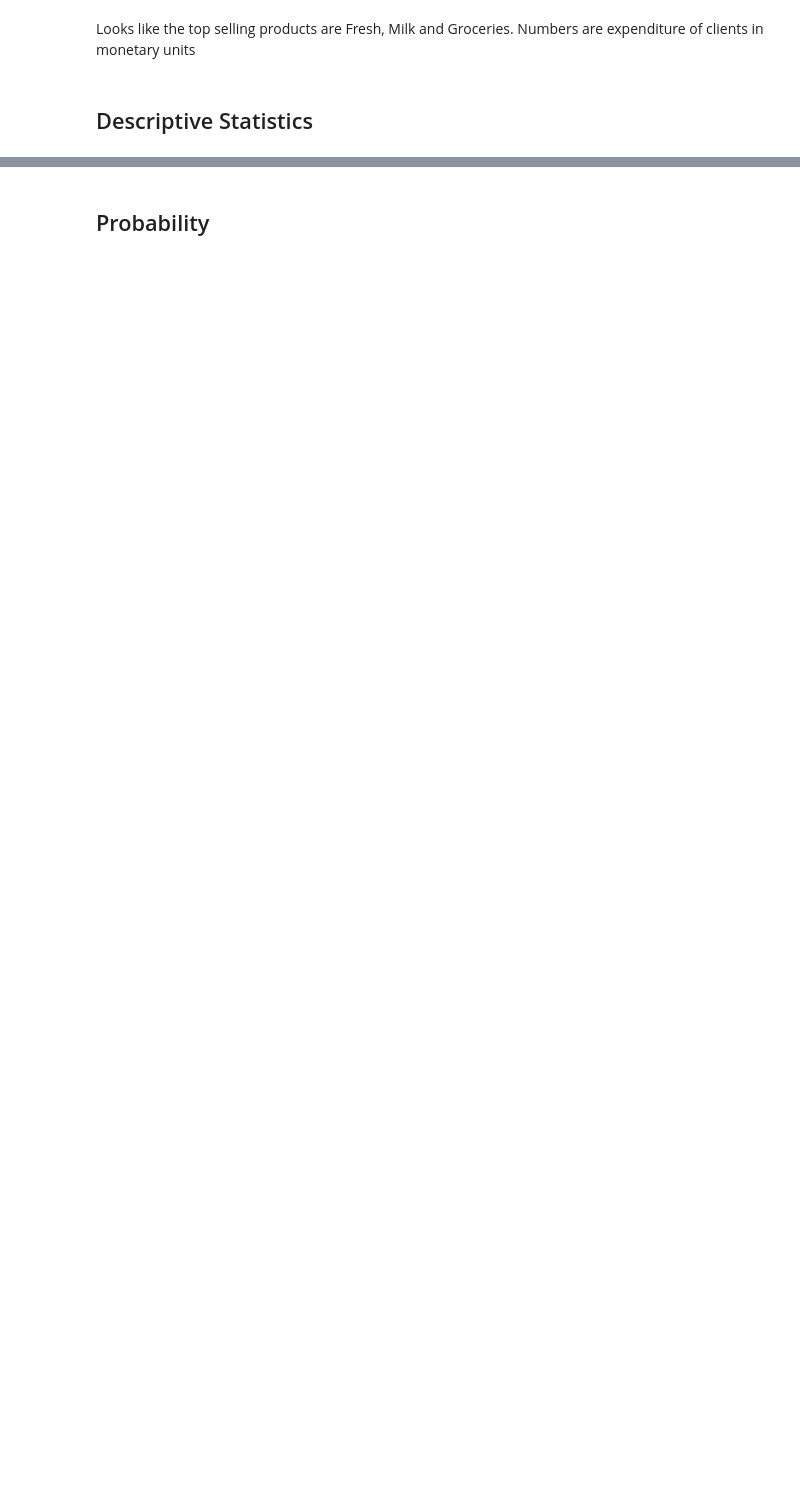
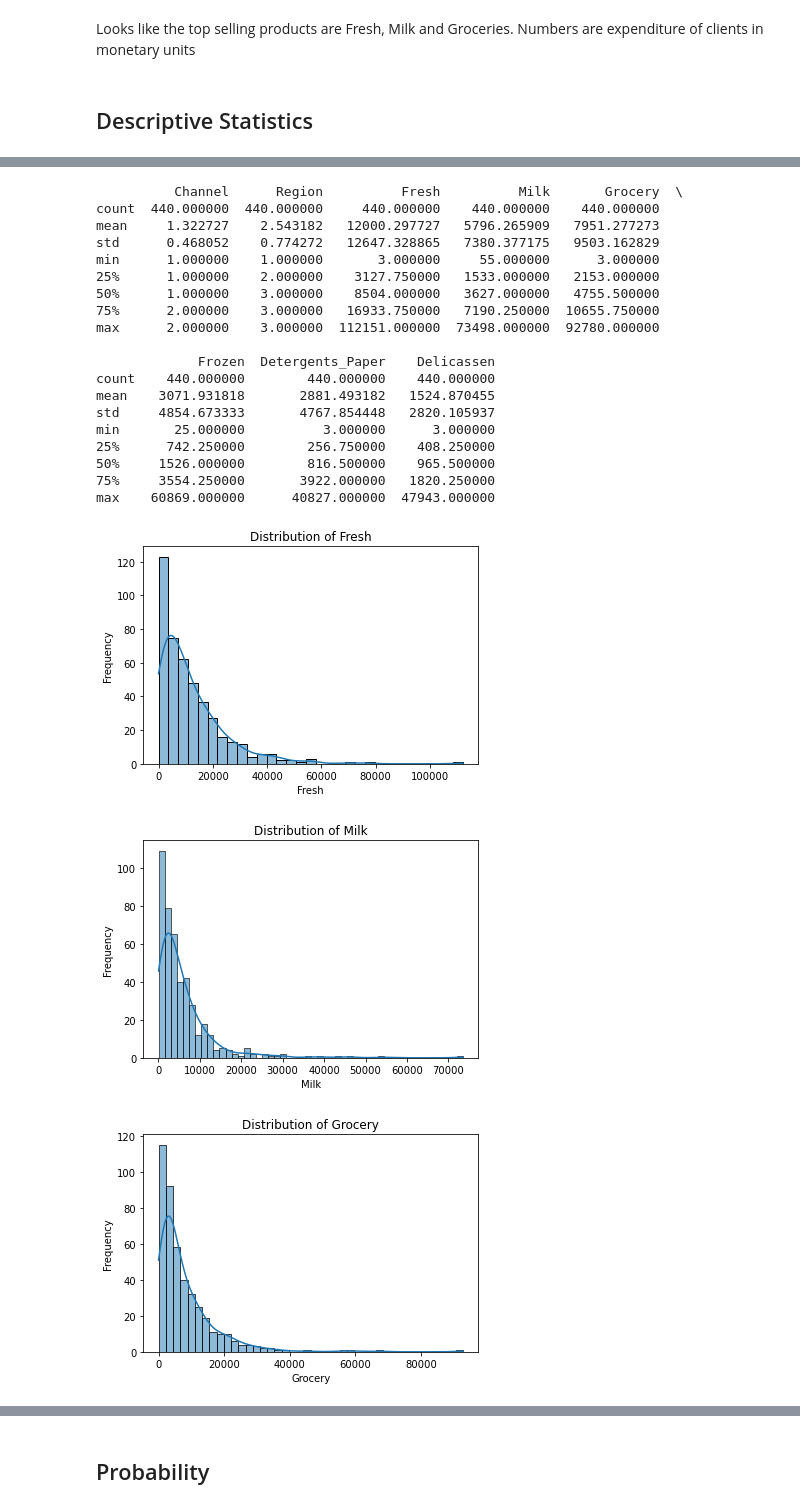
Before and after one commit to lopez-Luis89/Team_Project_AAI-500, a Jupyter notebook: Team Project AAI 500.ipynb, the cells around one changed output, grey strips where cells are left out. Saved outputs shown, nothing was run; the diff lists cells and outputs as text; code cells hidden in the pictures; blank space fills up the shorter version.

```diff
--- a/Team Project AAI 500.ipynb
+++ b/Team Project AAI 500.ipynb
@@ -46,0 +65,43 @@ Looks like the top selling products are Fresh, Milk and Groceries. Numbers are e
+# %%
+# Basic descriptive statistics for each category
+print(df.describe())
+
+# Visualize the distribution of each category with histograms
+for column in df.columns[2:]:
+    plt.figure()
+    sns.histplot(df[column], kde=True)
+    plt.title(f'Distribution of {column}')
+    plt.xlabel(column)
+    plt.ylabel('Frequency')
+    plt.show()
+
+# Box plots for each category to identify outliers
+plt.figure(figsize=(12, 8))
+sns.boxplot(data=df.iloc[:, 2:])
+plt.title('Box plot of Product Categories')
+plt.ylabel('Annual Spending (monetary units)')
+plt.xticks(rotation=45)
+plt.show()
+# %% [output]
+          Channel      Region          Fresh          Milk       Grocery  \
+count  440.000000  440.000000     440.000000    440.000000    440.000000
+mean     1.322727    2.543182   12000.297727   5796.265909   7951.277273
+std      0.468052    0.774272   12647.328865   7380.377175   9503.162829
+min      1.000000    1.000000       3.000000     55.000000      3.000000
+25%      1.000000    2.000000    3127.750000   1533.000000   2153.000000
+50%      1.000000    3.000000    8504.000000   3627.000000   4755.500000
+75%      2.000000    3.000000   16933.750000   7190.250000  10655.750000
+max      2.000000    3.000000  112151.000000  73498.000000  92780.000000
+
+             Frozen  Detergents_Paper    Delicassen
+count    440.000000        440.000000    440.000000
+mean    3071.931818       2881.493182   1524.870455
+std     4854.673333       4767.854448   2820.105937
+min       25.000000          3.000000      3.000000
+25%      742.250000        256.750000    408.250000
+50%     1526.000000        816.500000    965.500000
+75%     3554.250000       3922.000000   1820.250000
+max    60869.000000      40827.000000  47943.000000
+[figure, added]
+[figure, added]
+[figure, added]
```
Also changed, not shown: parts of 26 cells of this notebook.
